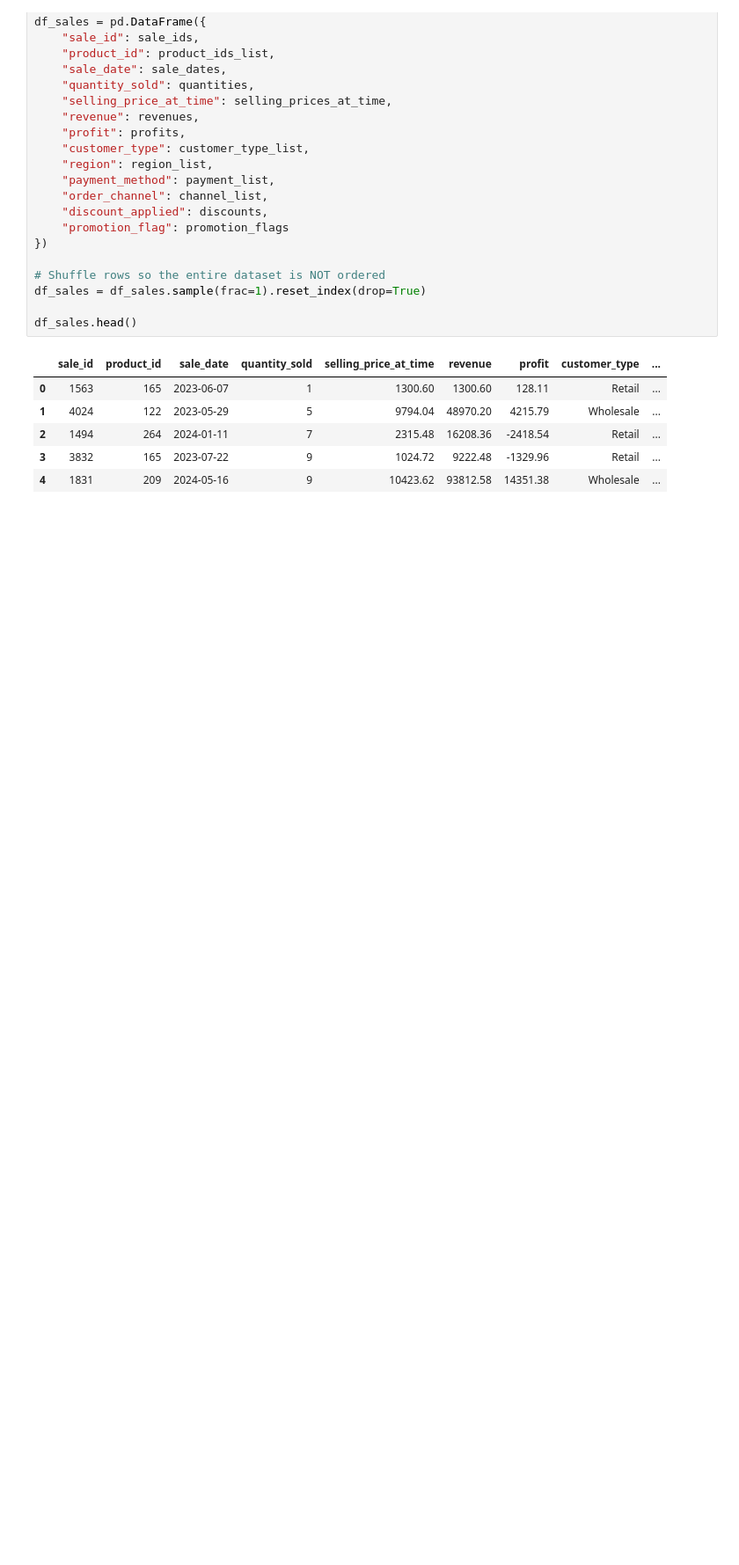
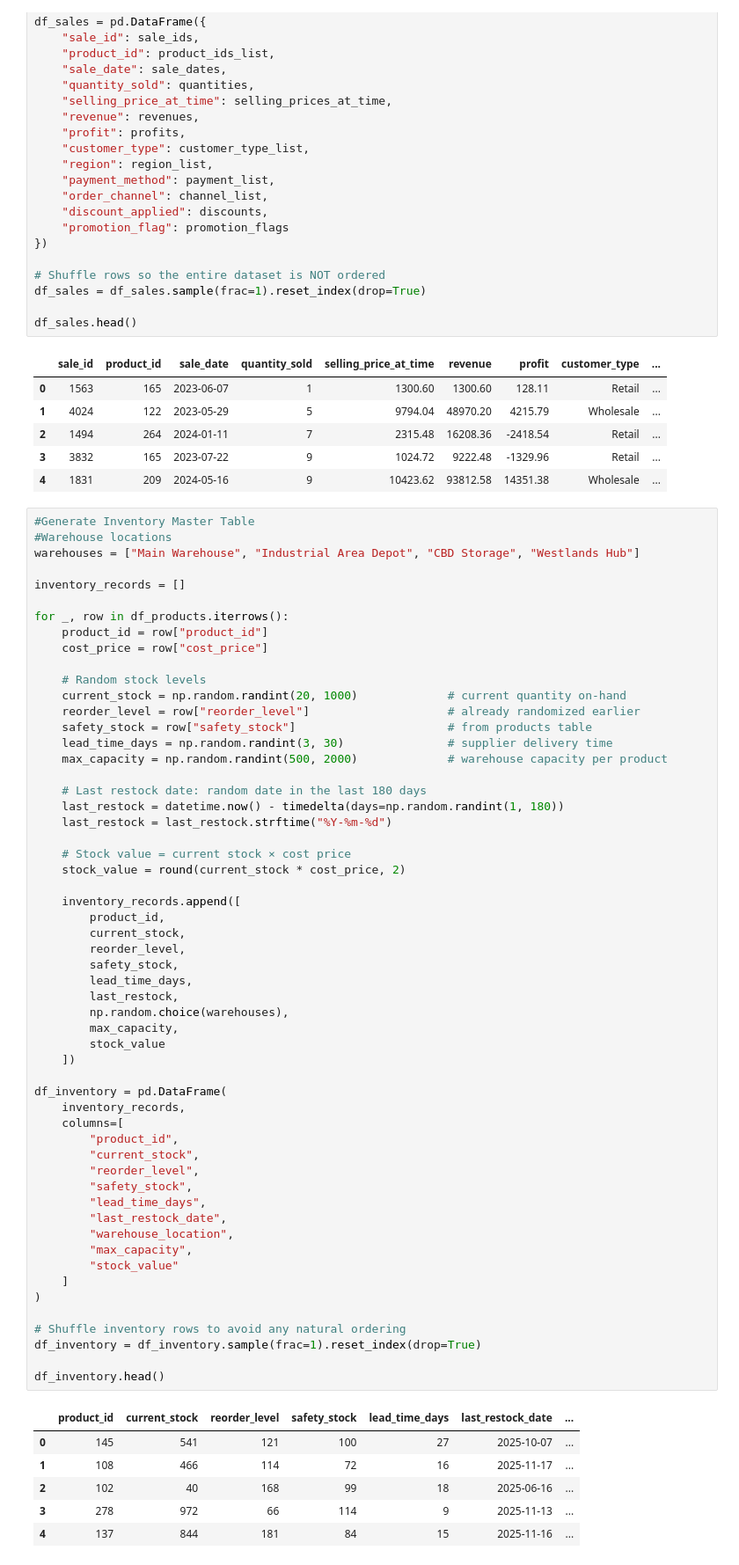
Before and after one commit to LinetLydia/Sales_and_Inventory_Forecasting_System, a Jupyter notebook: index.ipynb, the cells around one changed output. Shown: that part at 88% size. Drawn from its saved outputs; the diff is of its cells as text; blank space fills up the shorter version.

Commit message:
Data generation

```diff
--- a/index.ipynb
+++ b/index.ipynb
@@ -535,3 +535,66 @@ df_sales.head()
 | 2 | 1494 | 264 | 2024-01-11 | 7 | 2315.48 | 16208.36 | -2418.54 | Retail | ... |
 | 3 | 3832 | 165 | 2023-07-22 | 9 | 1024.72 | 9222.48 | -1329.96 | Retail | ... |
 | 4 | 1831 | 209 | 2024-05-16 | 9 | 10423.62 | 93812.58 | 14351.38 | Wholesale | ... |
+# %%
+#Generate Inventory Master Table
+#Warehouse locations
+warehouses = ["Main Warehouse", "Industrial Area Depot", "CBD Storage", "Westlands Hub"]
+
+inventory_records = []
+
+for _, row in df_products.iterrows():
+    product_id = row["product_id"]
+    cost_price = row["cost_price"]
+
+    # Random stock levels
+    current_stock = np.random.randint(20, 1000)             # current quantity on-hand
+    reorder_level = row["reorder_level"]                    # already randomized earlier
+    safety_stock = row["safety_stock"]                      # from products table
+    lead_time_days = np.random.randint(3, 30)               # supplier delivery time
+    max_capacity = np.random.randint(500, 2000)             # warehouse capacity per product
+
+    # Last restock date: random date in the last 180 days
+    last_restock = datetime.now() - timedelta(days=np.random.randint(1, 180))
+    last_restock = last_restock.strftime("%Y-%m-%d")
+
+    # Stock value = current stock × cost price
+    stock_value = round(current_stock * cost_price, 2)
+
+    inventory_records.append([
+        product_id,
+        current_stock,
+        reorder_level,
+        safety_stock,
+        lead_time_days,
+        last_restock,
+        np.random.choice(warehouses),
+        max_capacity,
+        stock_value
+    ])
+
+df_inventory = pd.DataFrame(
+    inventory_records,
+    columns=[
+        "product_id",
+        "current_stock",
+        "reorder_level",
+        "safety_stock",
+        "lead_time_days",
+        "last_restock_date",
+        "warehouse_location",
+        "max_capacity",
+        "stock_value"
+    ]
+)
+
+# Shuffle inventory rows to avoid any natural ordering
+df_inventory = df_inventory.sample(frac=1).reset_index(drop=True)
+
+df_inventory.head()
+# %% [output]
+|  | product_id | current_stock | reorder_level | safety_stock | lead_time_days | last_restock_date | ... |
+| 0 | 145 | 541 | 121 | 100 | 27 | 2025-10-07 | ... |
+| 1 | 108 | 466 | 114 | 72 | 16 | 2025-11-17 | ... |
+| 2 | 102 | 40 | 168 | 99 | 18 | 2025-06-16 | ... |
+| 3 | 278 | 972 | 66 | 114 | 9 | 2025-11-13 | ... |
+| 4 | 137 | 844 | 181 | 84 | 15 | 2025-11-16 | ... |
```
Also changed, not shown: parts of 4 cells of this notebook.
